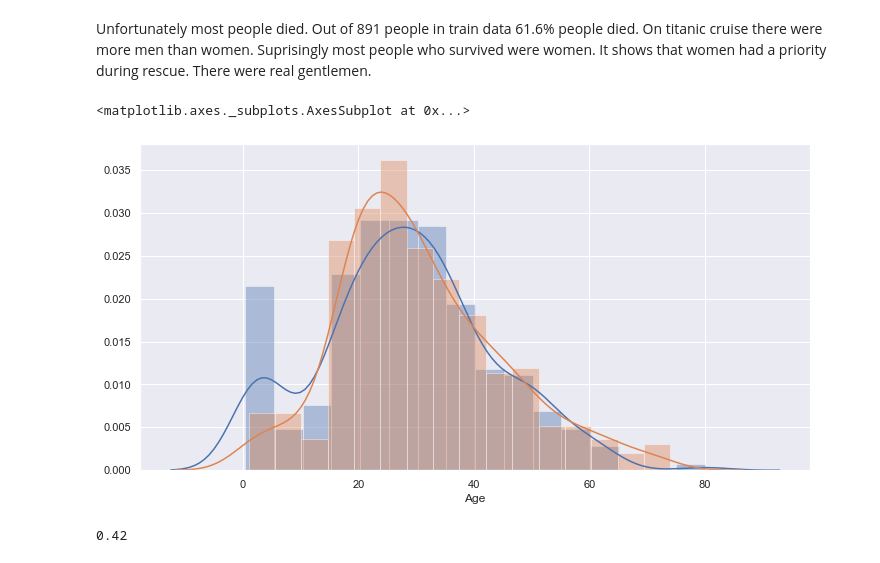
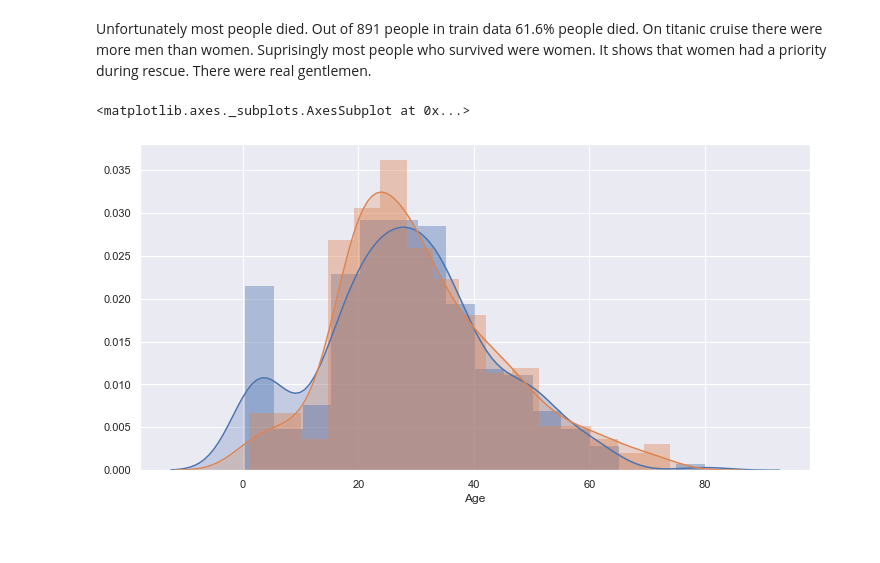
Before and after one commit to Bounty1993/ML-scripts, a Jupyter notebook: titanic.ipynb, the cells around one changed output. Drawn from its saved outputs; the diff is of its cells as text; code cells hidden in the pictures.

```diff
--- a/titanic.ipynb
+++ b/titanic.ipynb
@@ -5,6 +5,8 @@ import numpy as np
 import pandas as pd
 import matplotlib.pyplot as plt
 import seaborn as sns
+
+sns.set()
 # %%
 train_path = os.path.join('datasets', 'titanic', 'train.csv')
 test_path = os.path.join('datasets', 'titanic', 'test.csv')
@@ -61,17 +63,14 @@ Unfortunately most people died. Out of 891 people in train data 61.6% people die
 # %%
 fig, ax = plt.subplots(figsize=(12, 6))
 
-kde_kwargs={}
+kde_kwargs=dict(hist_kws=dict(edgecolor='none'),
+                kde_kws={"shade": True})
 
 age_alive = train_df.loc[train_df['Survived'] == 1]
 age_dead = train_df.loc[train_df['Survived'] == 0]
 
 sns.distplot(age_alive['Age'], label='Alive', ax=ax, **kde_kwargs)
 sns.distplot(age_dead['Age'], label='Dead', ax=ax, **kde_kwargs)
 # %% [output]
 <matplotlib.axes._subplots.AxesSubplot at 0x...>
-[figure, old version]
+[figure, new version]
-# %%
-train_df['Age'].min()
-# %% [output]
-0.42
```
Also changed, not shown: parts of 2 cells of this notebook.
